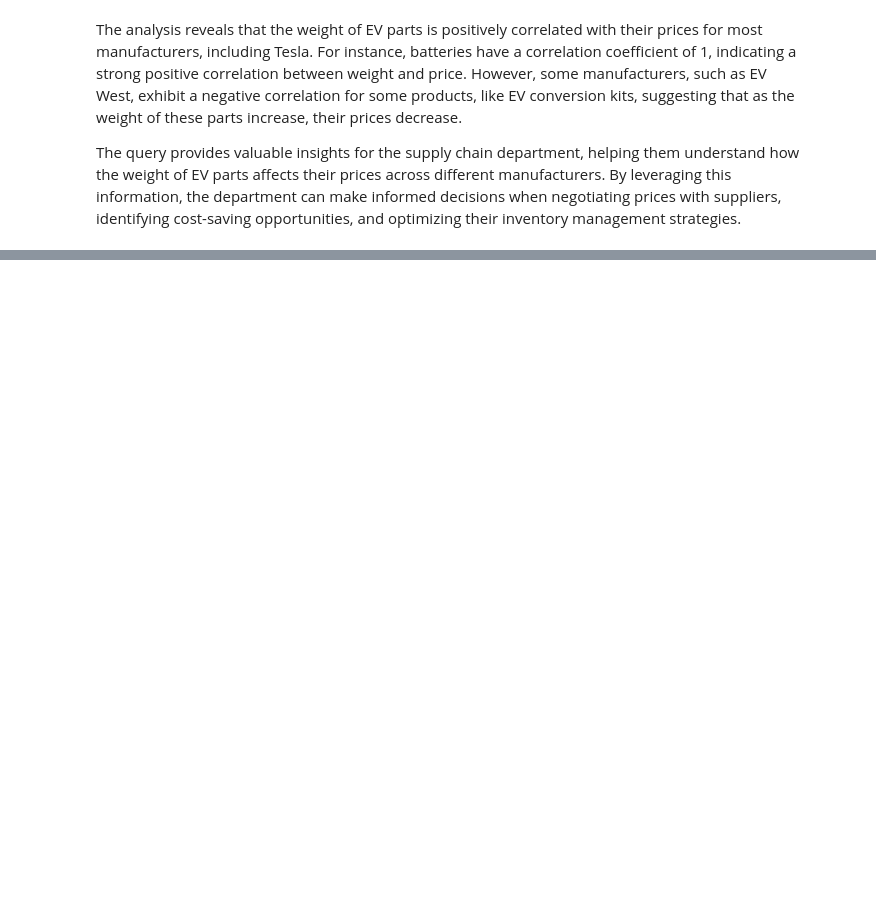
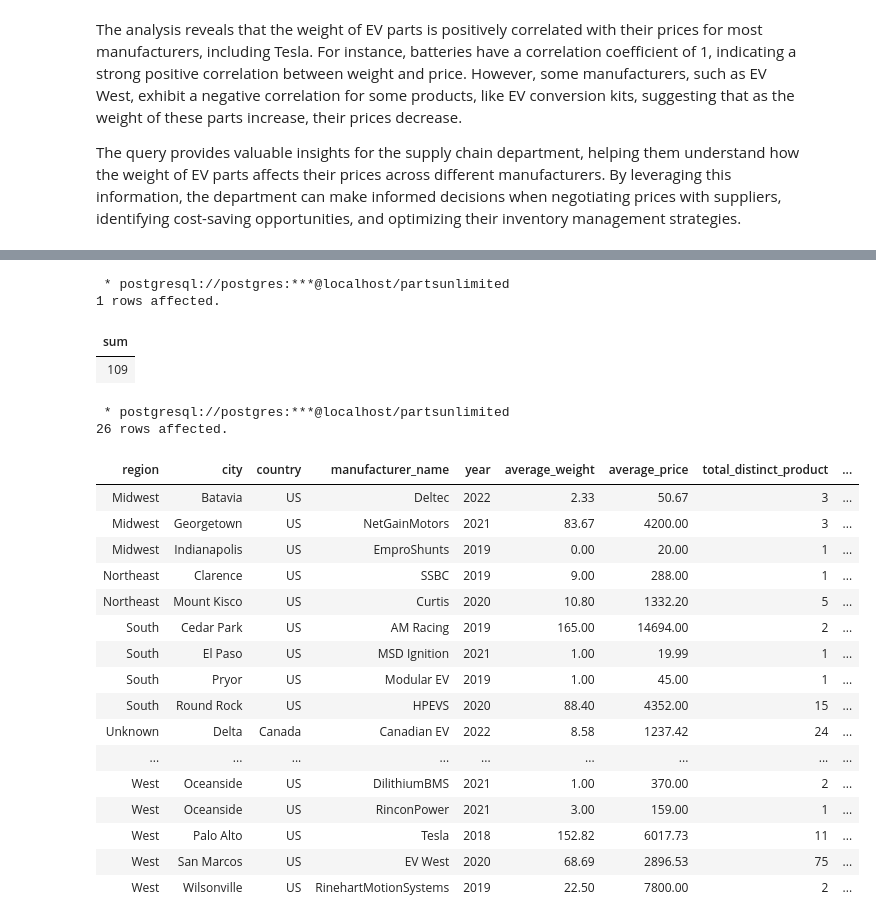
Before and after one commit to hicranA/partsUnlimitedDW, a Jupyter notebook: query.ipynb, the cells around one changed output, grey strips where cells are left out. Drawn from its saved outputs; the diff is of its cells as text; code cells hidden in the pictures; blank space fills up the shorter version.

Commit message:
location and question 4

```diff
--- a/query.ipynb
+++ b/query.ipynb
@@ -53,0 +90,49 @@ The query provides valuable insights for the supply chain department, helping th
+# %%
+%%sql
+SELECT SUM(mf2.quantity)::numeric
+              FROM manufacturer_fact mf2
+              JOIN date_dim d2 ON mf2.date_id = d2.date_id
+                 WHERE d2.year = 2020
+# %% [output]
+ * postgresql://postgres:***@localhost/partsunlimited
+1 rows affected.
+| sum |
+| 109 |
+# %%
+%%sql
+SELECT l.region, l.city, l.country, m.manufacturer_name, d.year,
+       ROUND(AVG(mf.weight)::numeric, 2) AS average_weight,
+       ROUND(AVG(mf.price)::numeric, 2) AS average_price,
+       SUM(mf.quantity)::numeric AS total_distinct_product,
+       ROUND(SUM(mf.quantity)::numeric /
+             (SELECT SUM(mf2.quantity)::numeric
+              FROM manufacturer_fact mf2
+              JOIN date_dim d2 ON mf2.date_id = d2.date_id
+              WHERE d2.year = d.year)::numeric * 100, 2) AS percent_of_products_provided
+FROM manufacturer_fact mf
+JOIN manufacturers m ON mf.manufacture_id = m.manufacture_id
+JOIN products p ON mf.product_id = p.product_id
+JOIN location_dim l ON mf.location_id = l.location_id
+JOIN date_dim d ON mf.date_id = d.date_id
+GROUP BY l.region, l.city, l.country, m.manufacturer_name, d.year
+ORDER BY l.region, l.city, l.country, m.manufacturer_name, d.year;
+# %% [output]
+ * postgresql://postgres:***@localhost/partsunlimited
+26 rows affected.
+| region | city | country | manufacturer_name | year | average_weight | average_price | total_distinct_product | ... |
+| Midwest | Batavia | US | Deltec | 2022 | 2.33 | 50.67 | 3 | ... |
+| Midwest | Georgetown | US | NetGainMotors | 2021 | 83.67 | 4200.00 | 3 | ... |
+| Midwest | Indianapolis | US | EmproShunts | 2019 | 0.00 | 20.00 | 1 | ... |
+| Northeast | Clarence | US | SSBC | 2019 | 9.00 | 288.00 | 1 | ... |
+| Northeast | Mount Kisco | US | Curtis | 2020 | 10.80 | 1332.20 | 5 | ... |
+| South | Cedar Park | US | AM Racing | 2019 | 165.00 | 14694.00 | 2 | ... |
+| South | El Paso | US | MSD Ignition | 2021 | 1.00 | 19.99 | 1 | ... |
+| South | Pryor | US | Modular EV | 2019 | 1.00 | 45.00 | 1 | ... |
+| South | Round Rock | US | HPEVS | 2020 | 88.40 | 4352.00 | 15 | ... |
+| Unknown | Delta | Canada | Canadian EV | 2022 | 8.58 | 1237.42 | 24 | ... |
+| ... | ... | ... | ... | ... | ... | ... | ... | ... |
+| West | Oceanside | US | DilithiumBMS | 2021 | 1.00 | 370.00 | 2 | ... |
+| West | Oceanside | US | RinconPower | 2021 | 3.00 | 159.00 | 1 | ... |
+| West | Palo Alto | US | Tesla | 2018 | 152.82 | 6017.73 | 11 | ... |
+| West | San Marcos | US | EV West | 2020 | 68.69 | 2896.53 | 75 | ... |
+| West | Wilsonville | US | RinehartMotionSystems | 2019 | 22.50 | 7800.00 | 2 | ... |
```
Also changed, not shown: parts of 5 cells of this notebook, 4 other files.
